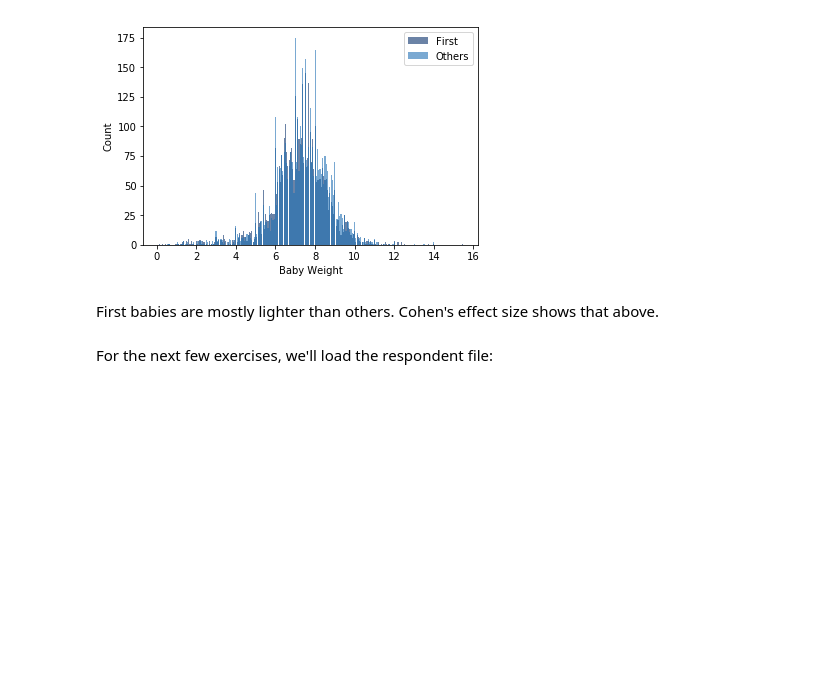
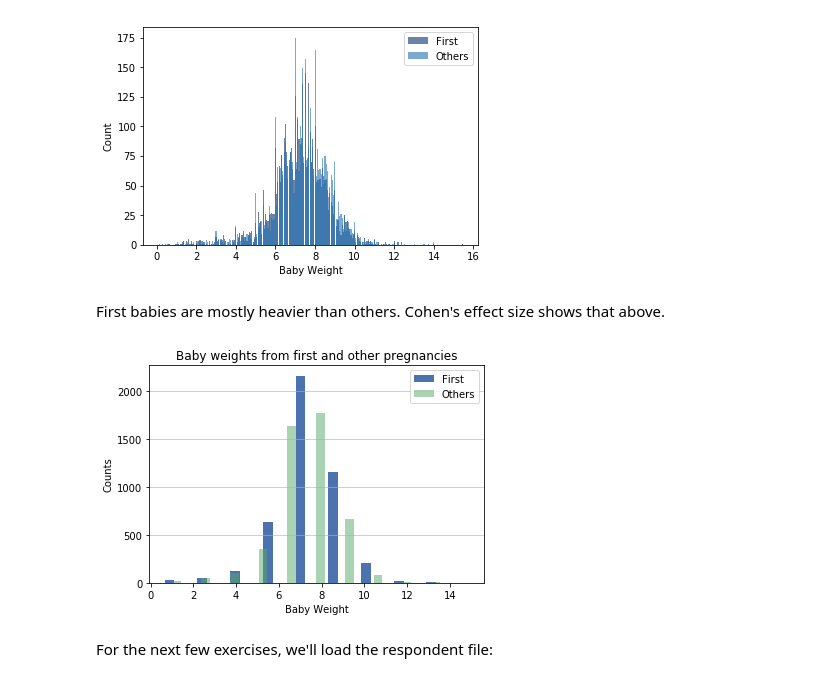
Before and after one commit to dteklavya/ThinkStats2, a Jupyter notebook: code/chap02ex.ipynb, the cells around one changed output. Drawn from its saved outputs; the diff is of its cells as text; code cells hidden in the pictures; blank space fills up the shorter version.

Commit message:
Fixed the histogram comparing the weight of first and other babies. Like the Matplotlib interface.

```diff
--- a/code/chap02ex.ipynb
+++ b/code/chap02ex.ipynb
@@ -287,4 +287,4 @@ CohenEffectSize(firsts.totalwgt_lb, laters.totalwgt_lb)
 -0.08867292707260174
 [figure]
 # %% [markdown]
-First babies are mostly lighter than others. Cohen's effect size shows that above.
+First babies are mostly heavier than others. Cohen's effect size shows that above.
@@ -293,3 +291,22 @@ First babies are mostly lighter than others. Cohen's effect size shows that abov
+# %%
+# Solution goes here
+
+import matplotlib.pyplot as plt
+plt.style.use('seaborn-deep')
+
+firsts.totalwgt_lb.plot.hist(rwidth=0.3, label='First')
+
+laters.totalwgt_lb.plot.hist(rwidth=0.3, alpha=0.5, label='Others')
+
+plt.title("Baby weights from first and other pregnancies")
+plt.ylabel('Counts')
+plt.xlabel('Baby Weight')
+plt.grid(axis='y', alpha=0.75)
+plt.legend(['First', 'Others'])
+
+plt.show()
+# %% [output]
+[figure, added]
 # %% [markdown]
 For the next few exercises, we'll load the respondent file:
 # %%
```
Also changed, not shown: parts of 10 cells of this notebook.
